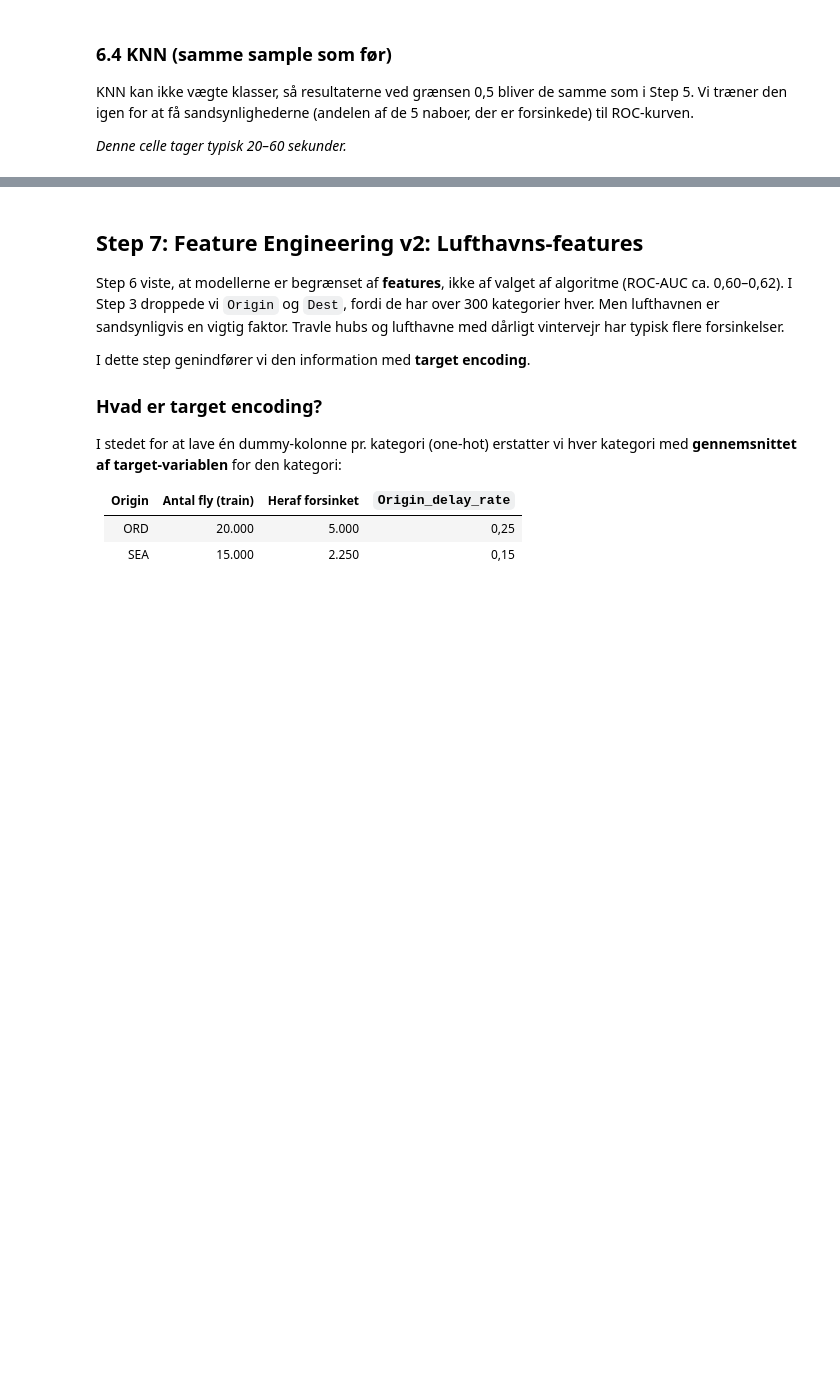
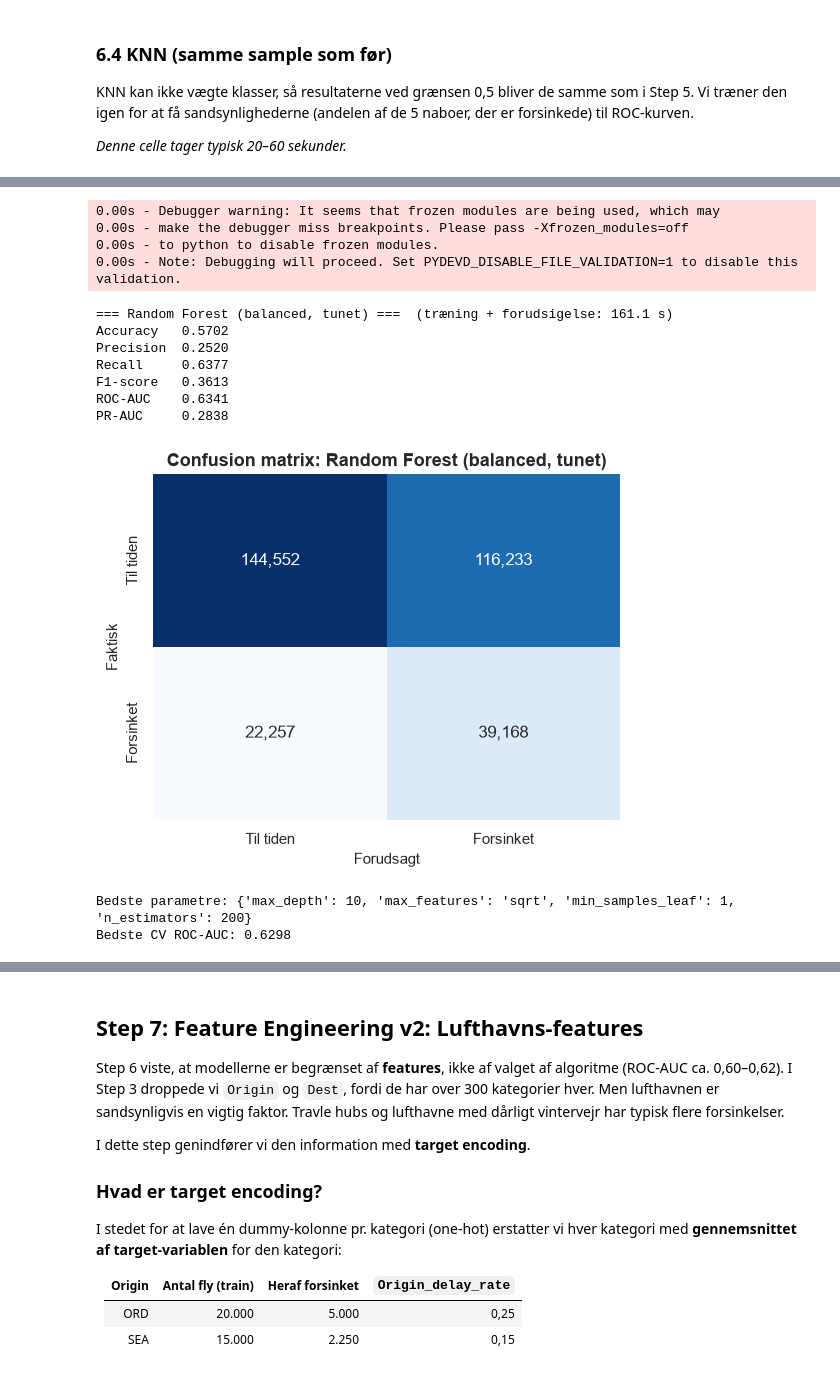
Before and after one commit to GustavDegn123/Airlines-Delay, a Jupyter notebook: flight_delay_prediction.ipynb, the cells around one changed output, grey strips where cells are left out. Cells and saved outputs as stored; diff of their text form; code cells hidden in the pictures; blank space fills up the shorter version.

```diff
--- a/flight_delay_prediction.ipynb
+++ b/flight_delay_prediction.ipynb
@@ -932,0 +1012,42 @@ F1-score   0.1581
+# %%
+from sklearn.ensemble import GradientBoostingClassifier, RandomForestClassifier
+from sklearn.model_selection import GridSearchCV, StratifiedKFold
+from sklearn.utils.class_weight import compute_sample_weight
+
+# Samme 3-fold split til begge grid searches (stratificeret: samme andel forsinkede pr. fold)
+CV = StratifiedKFold(n_splits=3, shuffle=True, random_state=42)
+
+rf_search = GridSearchCV(
+    estimator=RandomForestClassifier(class_weight="balanced", n_jobs=-1, random_state=42),
+    param_grid={
+        "n_estimators": [100, 200],
+        "max_depth": [None, 10, 15],
+        "max_features": ["sqrt", 0.3],
+        "min_samples_leaf": [1, 2],
+    },
+    scoring="roc_auc",
+    cv=CV,
+    n_jobs=1,  # én skov ad gangen (se hukommelse ovenfor)
+)
+
+# fit() kører hele grid search'en og træner den bedste model på alle 200k rækker
+evaluate_improved("Random Forest (balanced, tunet)", rf_search,
+                  results_list=ensemble_results, proba_dict=ensemble_probas)
+
+print("Bedste parametre:", rf_search.best_params_)
+print(f"Bedste CV ROC-AUC: {rf_search.best_score_:.4f}")
+# %% [output]
+0.00s - Debugger warning: It seems that frozen modules are being used, which may
+0.00s - make the debugger miss breakpoints. Please pass -Xfrozen_modules=off
+0.00s - to python to disable frozen modules.
+0.00s - Note: Debugging will proceed. Set PYDEVD_DISABLE_FILE_VALIDATION=1 to disable this validation.
+=== Random Forest (balanced, tunet) ===  (træning + forudsigelse: 161.1 s)
+Accuracy   0.5702
+Precision  0.2520
+Recall     0.6377
+F1-score   0.3613
+ROC-AUC    0.6341
+PR-AUC     0.2838
+[figure, added]
+Bedste parametre: {'max_depth': 10, 'max_features': 'sqrt', 'min_samples_leaf': 1, 'n_estimators': 200}
+Bedste CV ROC-AUC: 0.6298
```
Also changed, not shown: parts of 38 cells of this notebook.
